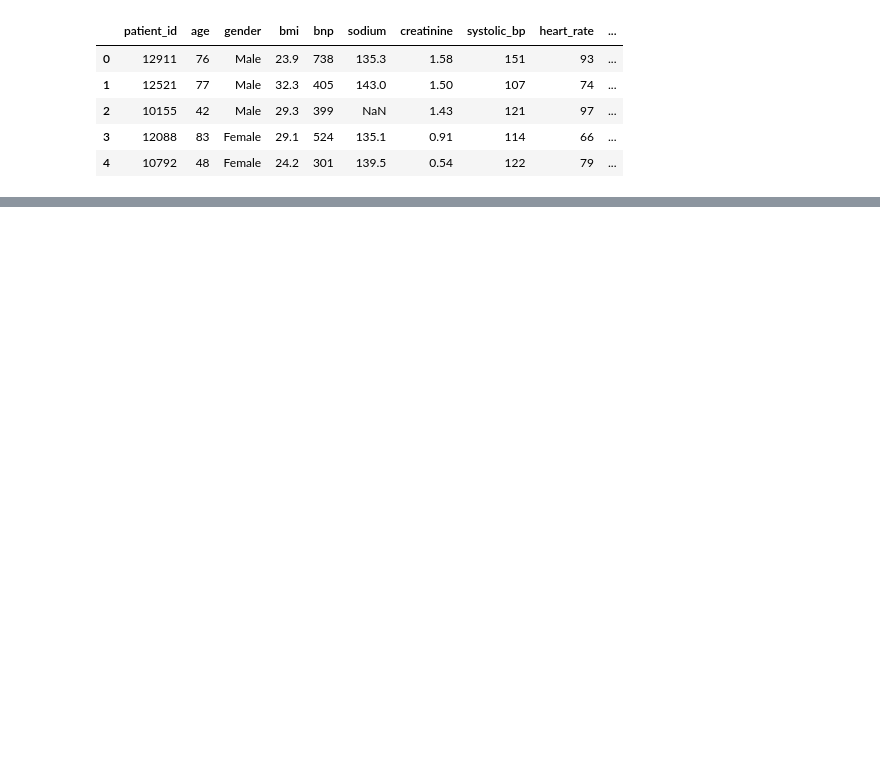
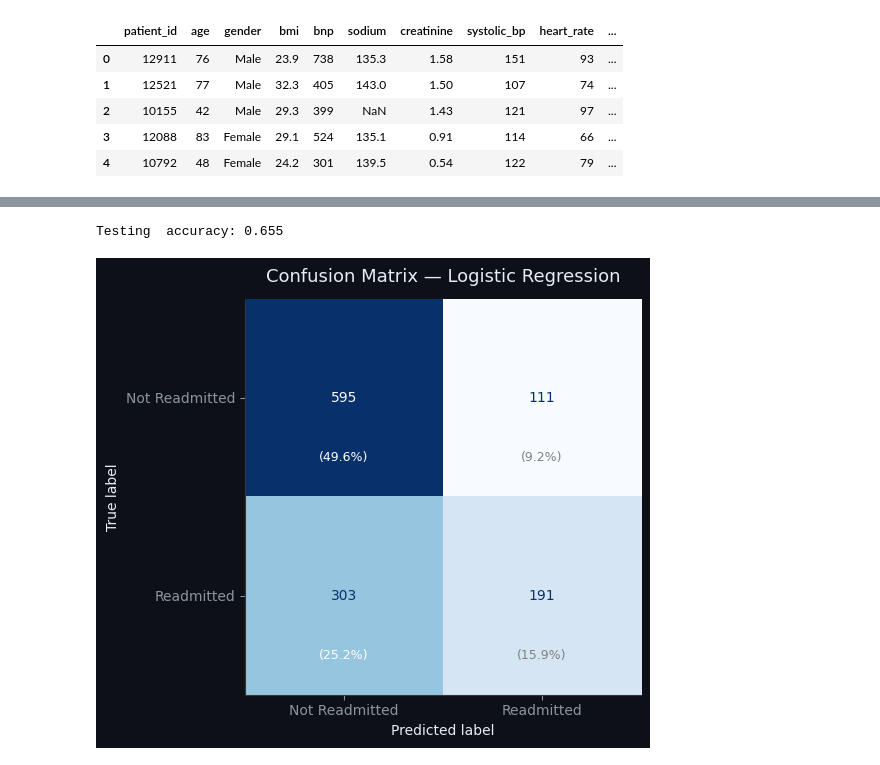
Before and after one commit to dinarazhorabek/heart_failure_readmission, a Jupyter notebook: main.ipynb, the cells around one changed output, grey strips where cells are left out. Saved outputs shown, nothing was run; the diff lists cells and outputs as text; code cells hidden in the pictures; blank space fills up the shorter version.

Commit message:
applied linear reg, random forest, svm models for prediction

```diff
--- a/main.ipynb
+++ b/main.ipynb
@@ -41,0 +229,4 @@ dtype: int64
+# %%
+# Encode Gender using Label Encoding
+le = LabelEncoder()
+df['gender_encoded'] = le.fit_transform(df['gender'])
@@ -41,0 +267,44 @@ dtype: int64
+# %%
+df_ml = df.copy()
+feature_cols = ['age','bmi','bnp','sodium','creatinine','systolic_bp','heart_rate',
+                'ace_inhibitor','beta_blocker','diuretic','adherence_score',
+                'distance_to_hospital_km','gender_encoded','income_encoded']
+
+imputer = SimpleImputer(strategy="median")
+X_raw = df_ml[feature_cols]
+X = pd.DataFrame(imputer.fit_transform(X_raw), columns=feature_cols)
+y = df_ml['readmitted_30d']
+
+X_train, X_test, y_train, y_test = train_test_split(X, y, test_size=0.4,
+                                                     random_state=99, stratify=y)
+scaler = StandardScaler()
+X_train_sc = scaler.fit_transform(X_train)
+X_test_sc = scaler.transform(X_test)
+# %%
+log_reg_classifier = LogisticRegression()
+log_reg_classifier.fit(X_train_sc, y_train)
+
+y_pred = log_reg_classifier.predict(X_test_sc)
+y_prob = log_reg_classifier.predict_proba(X_test_sc)[:, 1]
+accuracy = np.mean(y_pred == y_test)
+print(f"Testing  accuracy: {accuracy:.3f}")
+
+cm = confusion_matrix(y_test, y_pred)
+fig, ax = plt.subplots(figsize=(6, 5))
+disp = ConfusionMatrixDisplay(confusion_matrix=cm, display_labels=['Not Readmitted', 'Readmitted'])
+disp.plot(cmap='Blues', ax=ax, colorbar=False)
+
+# Annotate with rates (optional but useful)
+total = cm.sum()
+for i in range(2):
+    for j in range(2):
+        pct = cm[i, j] / total * 100
+        ax.text(j, i + 0.3, f"({pct:.1f}%)", ha='center', va='center',
+                fontsize=9, color='white' if cm[i, j] > cm.max()/2 else 'gray')
+
+plt.title("Confusion Matrix — Logistic Regression", fontsize=13, pad=12)
+plt.tight_layout()
+plt.show()
+# %% [output]
+Testing  accuracy: 0.655
+[figure, added]
```
Also changed, not shown: parts of 14 cells of this notebook.
